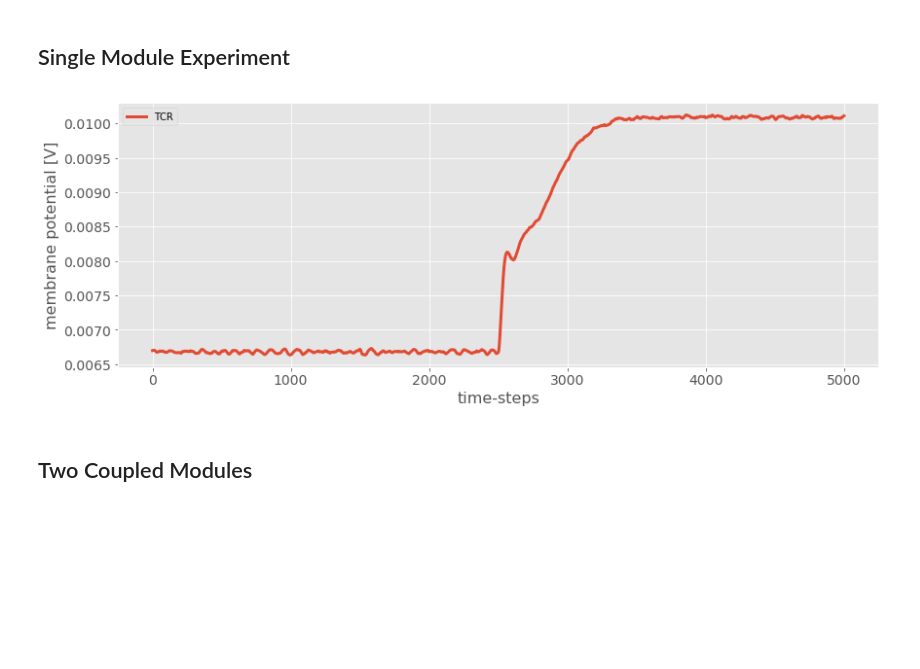
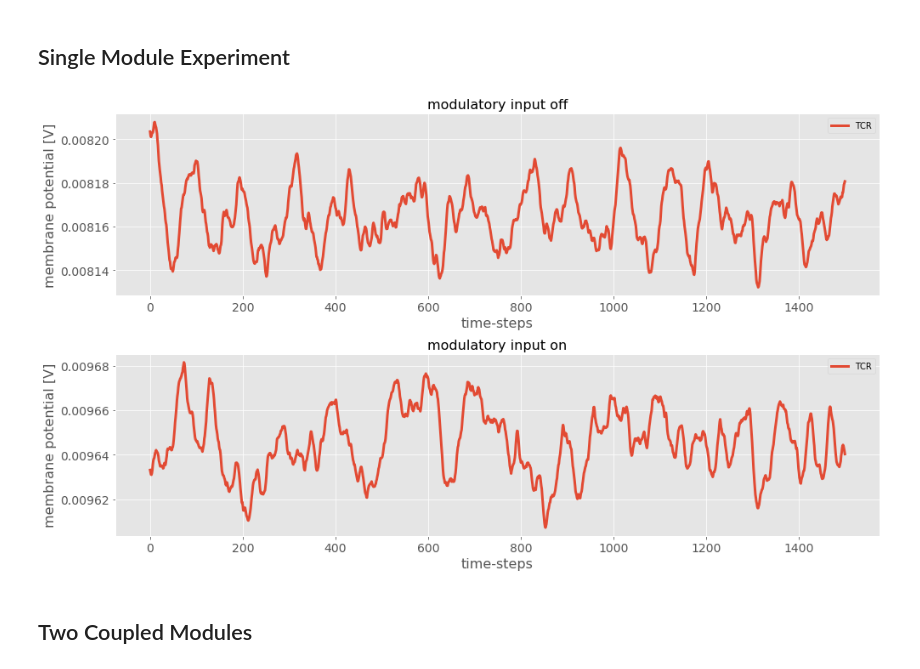
Before and after one commit to pyrates-neuroscience/PyRates, a Jupyter notebook: documentation/Suffczynski_2001.ipynb, the cells around one changed output. Saved outputs shown, nothing was run; the diff lists cells and outputs as text; code cells hidden in the pictures; blank space fills up the shorter version.

```diff
--- a/documentation/Suffczynski_2001.ipynb
+++ b/documentation/Suffczynski_2001.ipynb
@@ -24,7 +24,7 @@ step_size = 1e-3
 max_synaptic_delay = None
 resting_potentials = [0., 0.]
 connectivity_scaling = 20.
-synapse_params = [dict(), {'efficacy': -0.001}, dict()]
+synapse_params = [dict(), {'efficacy': -0.001, 'tau_decay': 1./40, 'tau_rise': 1./130}, dict()]
 
 # instantiate thalamus
 thalamus = Thalamus(step_size=step_size, max_synaptic_delay=max_synaptic_delay, resting_potentials=resting_potentials,
@@ -36,21 +36,38 @@ cutoff_time = 5.
 input_start = int(7.5 / step_size)
 simulation_steps = int(simulation_time / step_size)
 
+# input parameters
+sensory_inp_mean = 150.
+sensory_inp_var = 2.
+cortical_inp = 25.
+modulatory_inp = 15.
+lateral_inhibition = 20.
+
+# input definition
 synaptic_input = np.zeros((simulation_steps, n_populations, n_synapses))
-synaptic_input[:, 0, 0] += 2. * np.random.randn(simulation_steps) + 150.
-synaptic_input[:, 0, 0] += 25.
-synaptic_input[:, 1, 0] += 50.
-synaptic_input[input_start:, 0, 0] += 15.
-synaptic_input[input_start:, 1, 1] += 15. * 6.
-synaptic_input[:, 1, 1] += 20.
+synaptic_input[:, 0, 0] += sensory_inp_var * np.random.randn(simulation_steps) + sensory_inp_mean
+synaptic_input[:, 0, 0] += cortical_inp
+synaptic_input[:, 1, 0] += 2 * cortical_inp
+synaptic_input[input_start:, 0, 0] += modulatory_inp
+synaptic_input[input_start:, 1, 1] += modulatory_inp * 6.
+synaptic_input[:, 1, 1] += lateral_inhibition
 
 # simulation
 thalamus.run(synaptic_input, simulation_time)
-# %%
-fig, axes = plt.subplots(figsize=(14,5))
-axes = thalamus.plot_population_states([0], create_plot=False, axes=axes, time_window=[cutoff_time, simulation_time])
-# %% [output]
-[figure, removed]
+# %%
+fig, axes = plt.subplots(2, 1, figsize=(14,8))
+
+plot_range_1 = [cutoff_time + 0.5, cutoff_time + 2.0]
+plot_range_2 = [plot_range_1[1] + 1.5, plot_range_1[1]+ 3.]
+
+axes[0] = thalamus.plot_population_states([0], create_plot=False, axes=axes[0], time_window=[plot_range_1[0], plot_range_1[1]])
+axes[0].set_title('modulatory input off')
+axes[1] = thalamus.plot_population_states([0], create_plot=False, axes=axes[1], time_window=[plot_range_2[0], plot_range_2[1]])
+axes[1].set_title('modulatory input on')
+
+plt.tight_layout()
+# %% [output]
+[figure, added]
 # %% [markdown]
 Two Coupled Modules
 -----------------------
```
Also changed, not shown: parts of 7 cells of this notebook, 5 other files.
